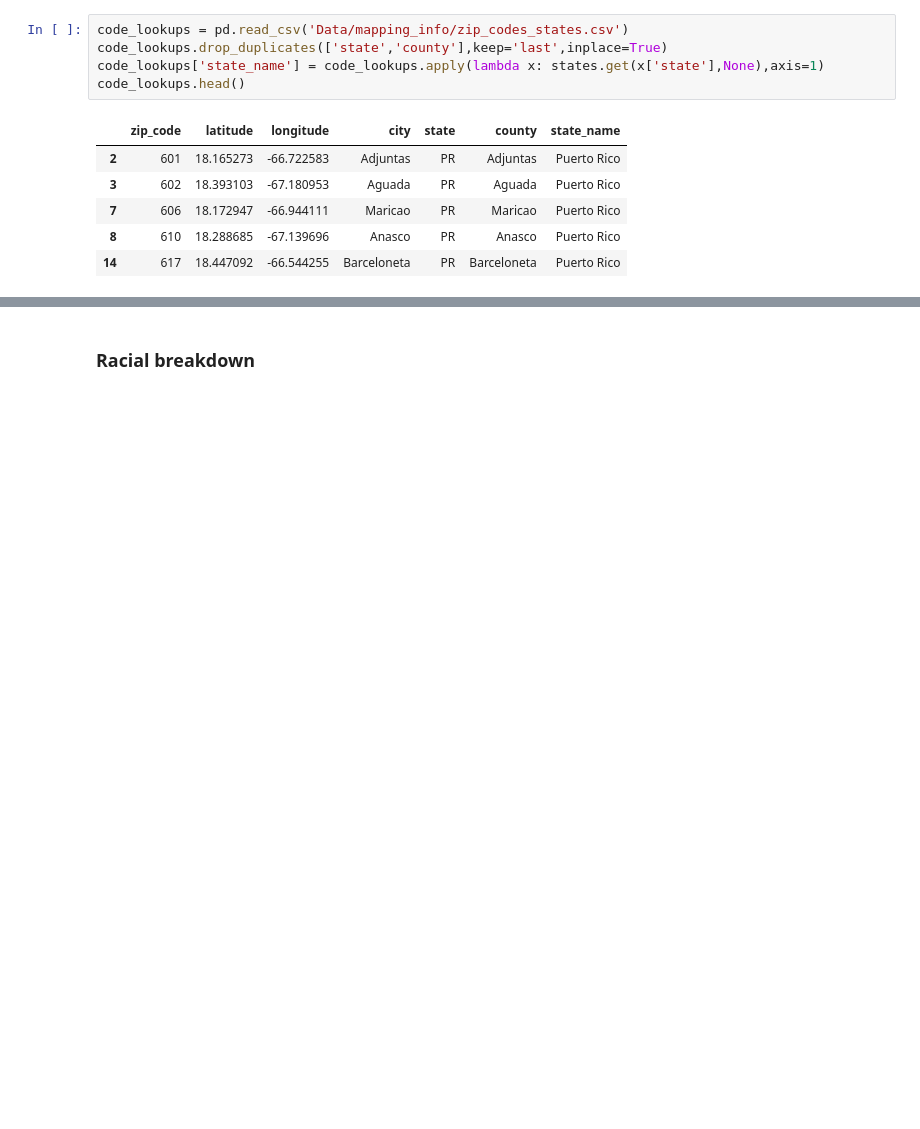
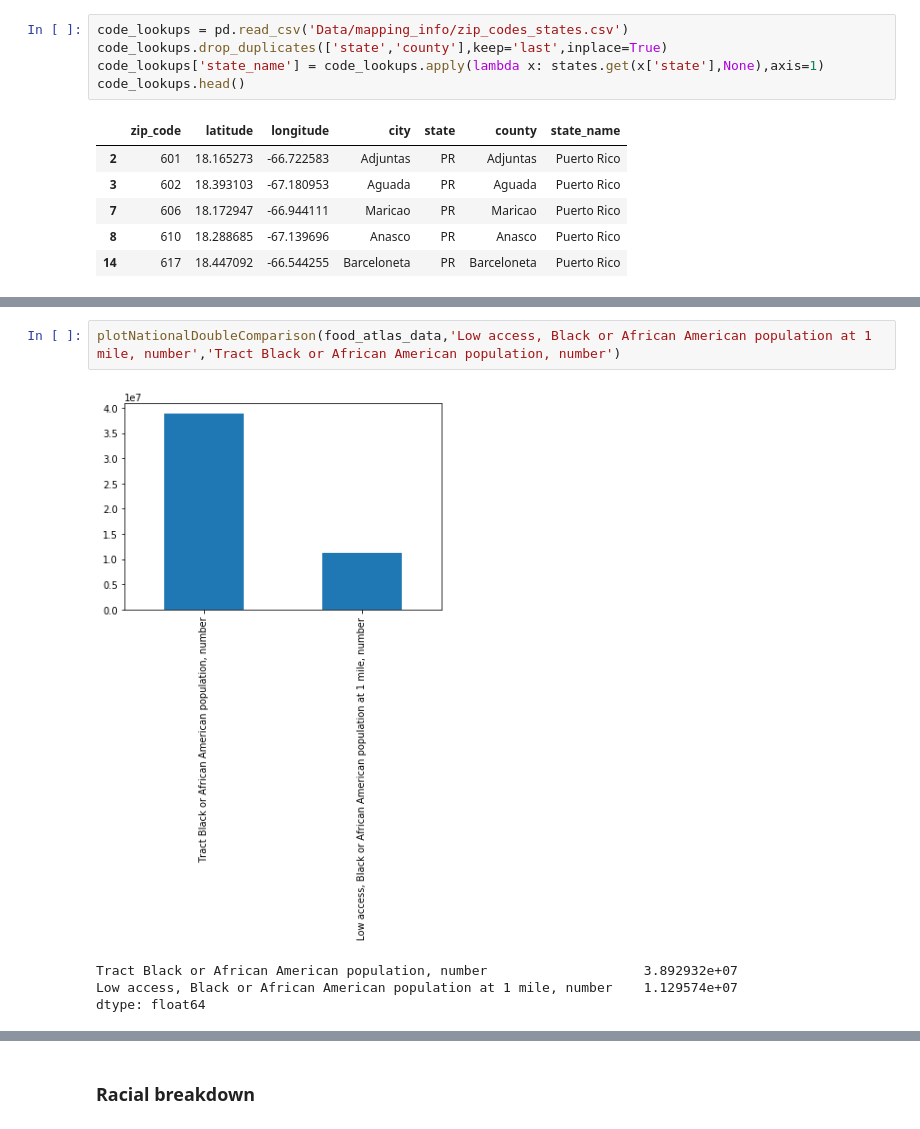
Before and after one commit to FoolsArcana/ready_project_one, a Jupyter notebook: Food Atlas Processor.ipynb, the cells around one changed output, grey strips where cells are left out. Cells and saved outputs as stored; diff of their text form; blank space fills up the shorter version.

```diff
--- a/Food Atlas Processor.ipynb
+++ b/Food Atlas Processor.ipynb
@@ -194,0 +243,7 @@ plotter.show()
+# %%
+plotNationalDoubleComparison(food_atlas_data,'Low access, Black or African American population at 1 mile, number','Tract Black or African American population, number')
+# %% [output]
+[figure, added]
+Tract Black or African American population, number                    3.892932e+07
+Low access, Black or African American population at 1 mile, number    1.129574e+07
+dtype: float64
```
Also changed, not shown: parts of 25 cells of this notebook, 1 other file.
